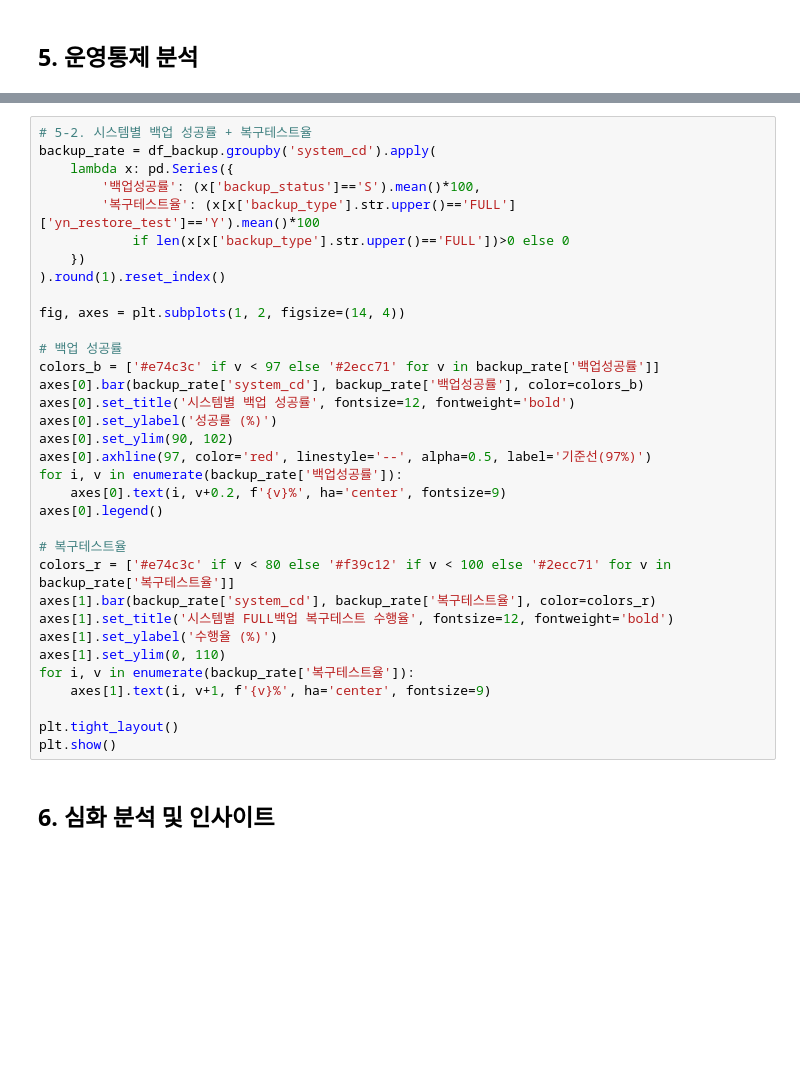
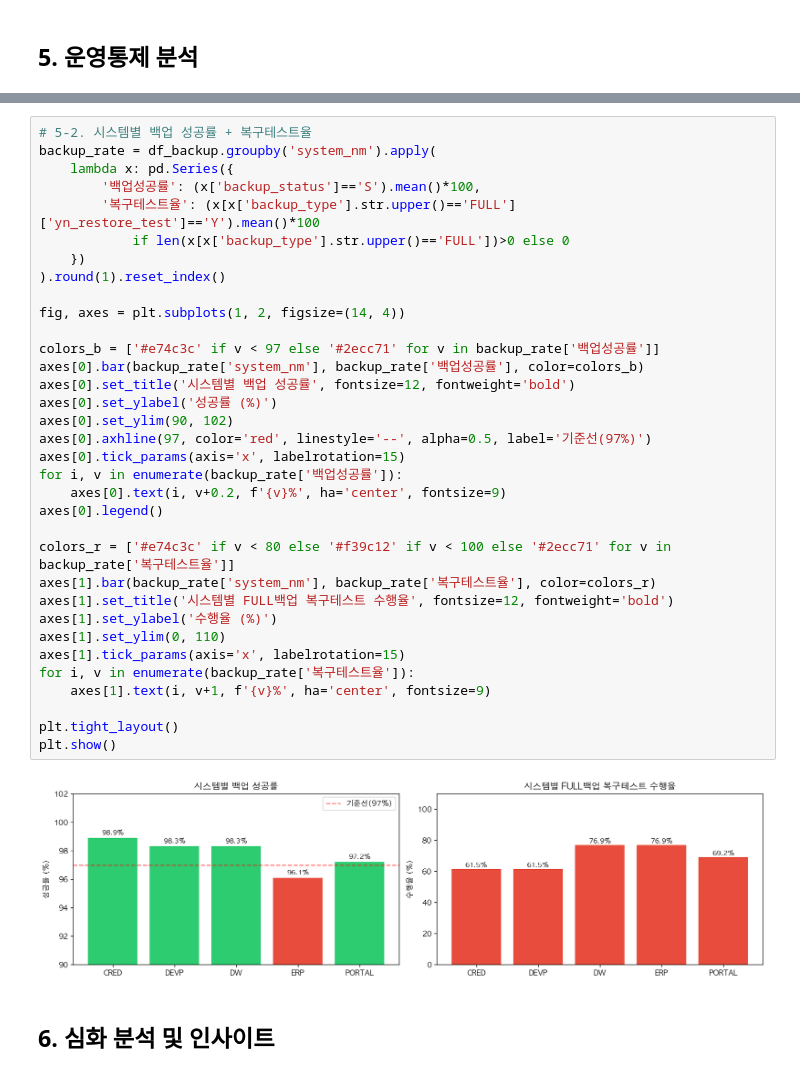
Before and after one commit to westyeon/it_audit_project, a Jupyter notebook: notebooks/analysis.ipynb, the cells around one changed output, grey strips where cells are left out. Cells and saved outputs as stored; diff of their text form; blank space fills up the shorter version.

```diff
--- a/notebooks/analysis.ipynb
+++ b/notebooks/analysis.ipynb
@@ -236,37 +348,39 @@ print(fail_backup.groupby('system_cd').size().sort_values(ascending=False).to_st
 # %%
 # 5-2. 시스템별 백업 성공률 + 복구테스트율
-backup_rate = df_backup.groupby('system_cd').apply(
+backup_rate = df_backup.groupby('system_nm').apply(
     lambda x: pd.Series({
         '백업성공률': (x['backup_status']=='S').mean()*100,
         '복구테스트율': (x[x['backup_type'].str.upper()=='FULL']['yn_restore_test']=='Y').mean()*100
             if len(x[x['backup_type'].str.upper()=='FULL'])>0 else 0
     })
 ).round(1).reset_index()
 
 fig, axes = plt.subplots(1, 2, figsize=(14, 4))
 
-# 백업 성공률
 colors_b = ['#e74c3c' if v < 97 else '#2ecc71' for v in backup_rate['백업성공률']]
-axes[0].bar(backup_rate['system_cd'], backup_rate['백업성공률'], color=colors_b)
+axes[0].bar(backup_rate['system_nm'], backup_rate['백업성공률'], color=colors_b)
 axes[0].set_title('시스템별 백업 성공률', fontsize=12, fontweight='bold')
 axes[0].set_ylabel('성공률 (%)')
 axes[0].set_ylim(90, 102)
 axes[0].axhline(97, color='red', linestyle='--', alpha=0.5, label='기준선(97%)')
+axes[0].tick_params(axis='x', labelrotation=15)
 for i, v in enumerate(backup_rate['백업성공률']):
     axes[0].text(i, v+0.2, f'{v}%', ha='center', fontsize=9)
 axes[0].legend()
 
-# 복구테스트율
 colors_r = ['#e74c3c' if v < 80 else '#f39c12' if v < 100 else '#2ecc71' for v in backup_rate['복구테스트율']]
-axes[1].bar(backup_rate['system_cd'], backup_rate['복구테스트율'], color=colors_r)
+axes[1].bar(backup_rate['system_nm'], backup_rate['복구테스트율'], color=colors_r)
 axes[1].set_title('시스템별 FULL백업 복구테스트 수행율', fontsize=12, fontweight='bold')
 axes[1].set_ylabel('수행율 (%)')
 axes[1].set_ylim(0, 110)
+axes[1].tick_params(axis='x', labelrotation=15)
 for i, v in enumerate(backup_rate['복구테스트율']):
     axes[1].text(i, v+1, f'{v}%', ha='center', fontsize=9)
 
 plt.tight_layout()
 plt.show()
+# %% [output]
+[figure, added]
 # %% [markdown]
 ## 6. 심화 분석 및 인사이트
 # %% [markdown]
```
Also changed, not shown: parts of 18 cells of this notebook.
